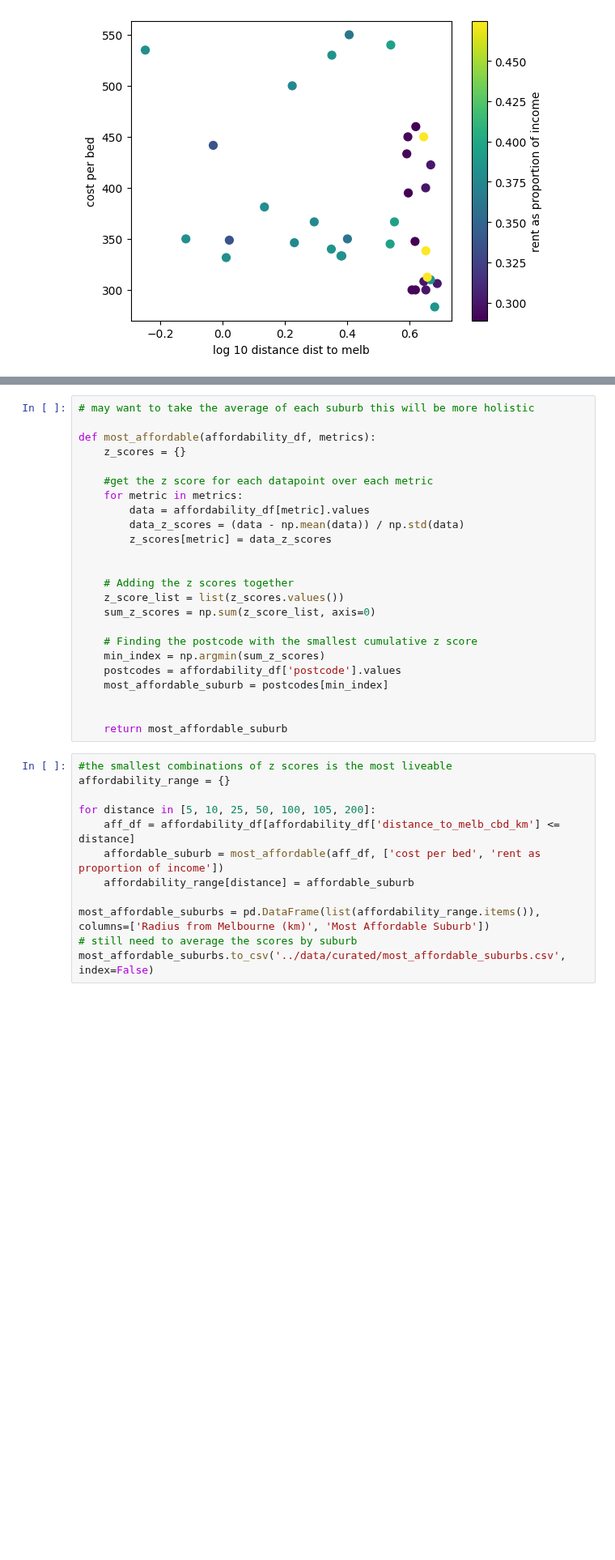
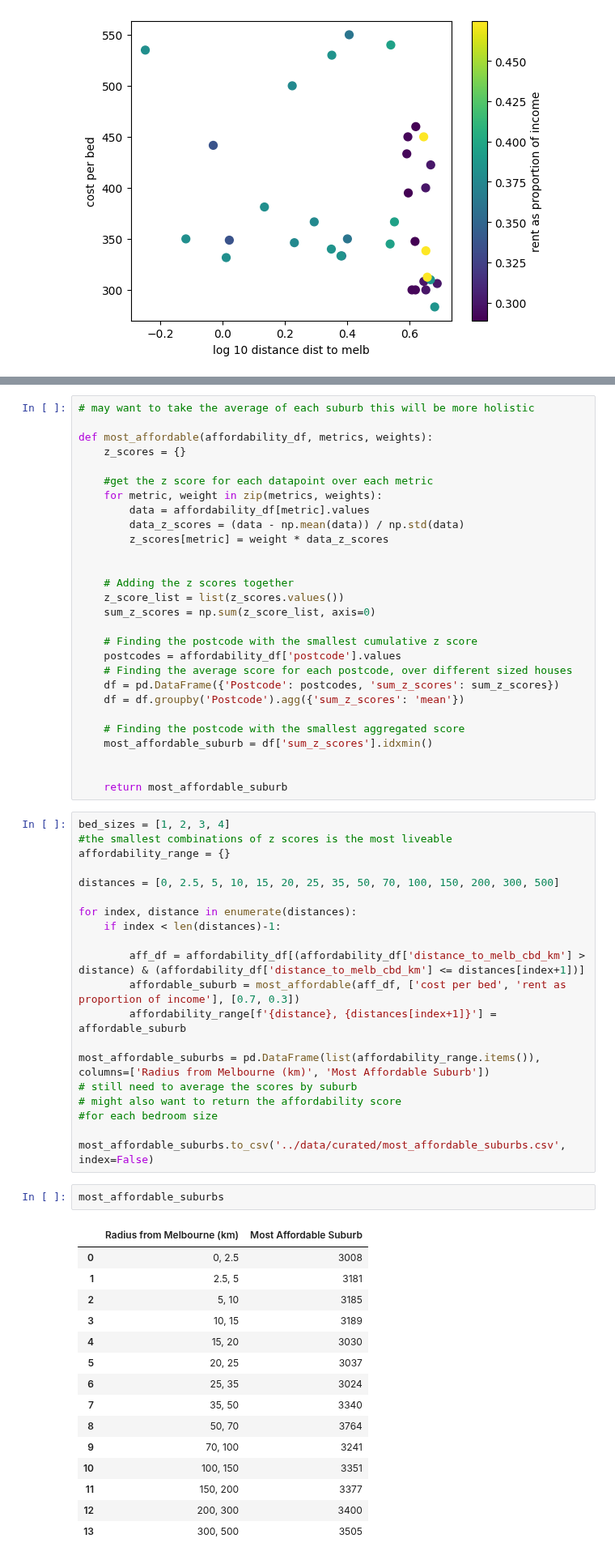
Before and after one commit to stephenmarcou/Real-Estate-Industry-Project, a Jupyter notebook: notebooks/affordability.ipynb, the cells around one changed output, grey strips where cells are left out. Shown at 81% size. Saved outputs shown, nothing was run; the diff lists cells and outputs as text; blank space fills up the shorter version.

```diff
--- a/notebooks/affordability.ipynb
+++ b/notebooks/affordability.ipynb
@@ -273,14 +279,14 @@ affordability_5km_df.head(50)
 # %%
 # may want to take the average of each suburb this will be more holistic
 
-def most_affordable(affordability_df, metrics):
+def most_affordable(affordability_df, metrics, weights):
     z_scores = {}
 
     #get the z score for each datapoint over each metric
-    for metric in metrics:
+    for metric, weight in zip(metrics, weights):
         data = affordability_df[metric].values
         data_z_scores = (data - np.mean(data)) / np.std(data)
-        z_scores[metric] = data_z_scores
+        z_scores[metric] = weight * data_z_scores
 
 
     # Adding the z scores together
@@ -288,21 +294,51 @@ def most_affordable(affordability_df, metrics):
     sum_z_scores = np.sum(z_score_list, axis=0)
 
     # Finding the postcode with the smallest cumulative z score
-    min_index = np.argmin(sum_z_scores)
     postcodes = affordability_df['postcode'].values
-    most_affordable_suburb = postcodes[min_index]
+    # Finding the average score for each postcode, over different sized houses
+    df = pd.DataFrame({'Postcode': postcodes, 'sum_z_scores': sum_z_scores})
+    df = df.groupby('Postcode').agg({'sum_z_scores': 'mean'})
+
+    # Finding the postcode with the smallest aggregated score
+    most_affordable_suburb = df['sum_z_scores'].idxmin()
 
 
     return most_affordable_suburb
 # %%
+bed_sizes = [1, 2, 3, 4]
 #the smallest combinations of z scores is the most liveable
 affordability_range = {}
 
-for distance in [5, 10, 25, 50, 100, 105, 200]:
-    aff_df = affordability_df[affordability_df['distance_to_melb_cbd_km'] <= distance]
-    affordable_suburb = most_affordable(aff_df, ['cost per bed', 'rent as proportion of income'])
-    affordability_range[distance] = affordable_suburb
+distances = [0, 2.5, 5, 10, 15, 20, 25, 35, 50, 70, 100, 150, 200, 300, 500]
+
+for index, distance in enumerate(distances):
+    if index < len(distances)-1:
+
+        aff_df = affordability_df[(affordability_df['distance_to_melb_cbd_km'] > distance) & (affordability_df['distance_to_melb_cbd_km'] <= distances[index+1])]
+        affordable_suburb = most_affordable(aff_df, ['cost per bed', 'rent as proportion of income'], [0.7, 0.3])
+        affordability_range[f'{distance}, {distances[index+1]}'] = affordable_suburb
 
 most_affordable_suburbs = pd.DataFrame(list(affordability_range.items()), columns=['Radius from Melbourne (km)', 'Most Affordable Suburb'])
 # still need to average the scores by suburb
+# might also want to return the affordability score
+#for each bedroom size
+
 most_affordable_suburbs.to_csv('../data/curated/most_affordable_suburbs.csv', index=False)
+# %%
+most_affordable_suburbs
+# %% [output]
+|  | Radius from Melbourne (km) | Most Affordable Suburb |
+| 0 | 0, 2.5 | 3008 |
+| 1 | 2.5, 5 | 3181 |
+| 2 | 5, 10 | 3185 |
+| 3 | 10, 15 | 3189 |
+| 4 | 15, 20 | 3030 |
+| 5 | 20, 25 | 3037 |
+| 6 | 25, 35 | 3024 |
+| 7 | 35, 50 | 3340 |
+| 8 | 50, 70 | 3764 |
+| 9 | 70, 100 | 3241 |
+| 10 | 100, 150 | 3351 |
+| 11 | 150, 200 | 3377 |
+| 12 | 200, 300 | 3400 |
+| 13 | 300, 500 | 3505 |
```
Also changed, not shown: parts of 1 cell of this notebook.
